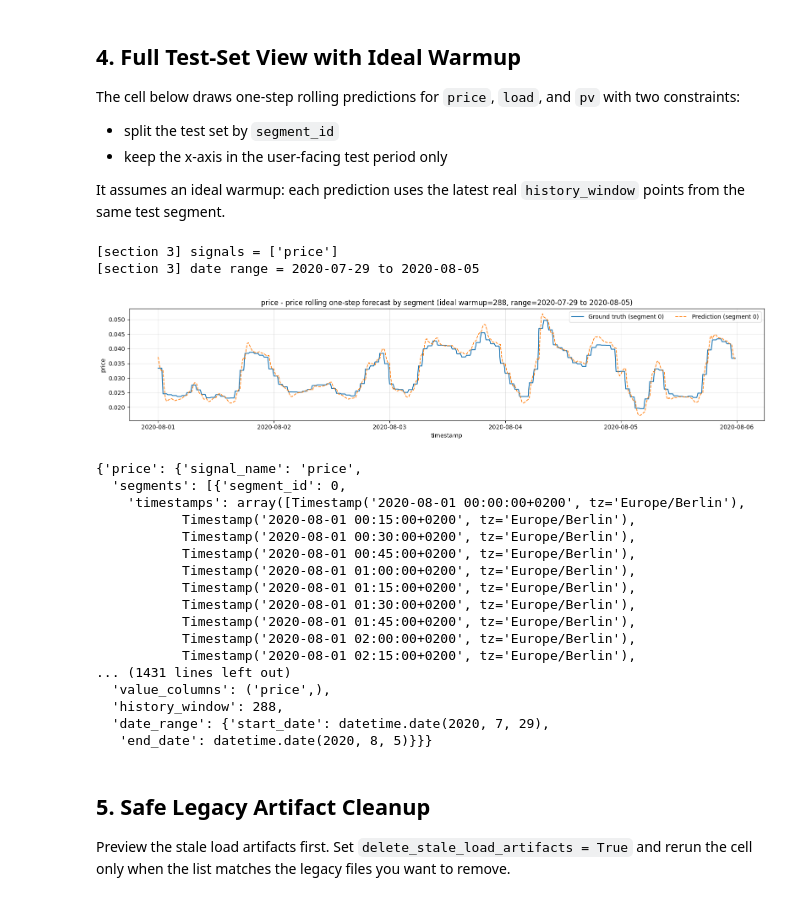
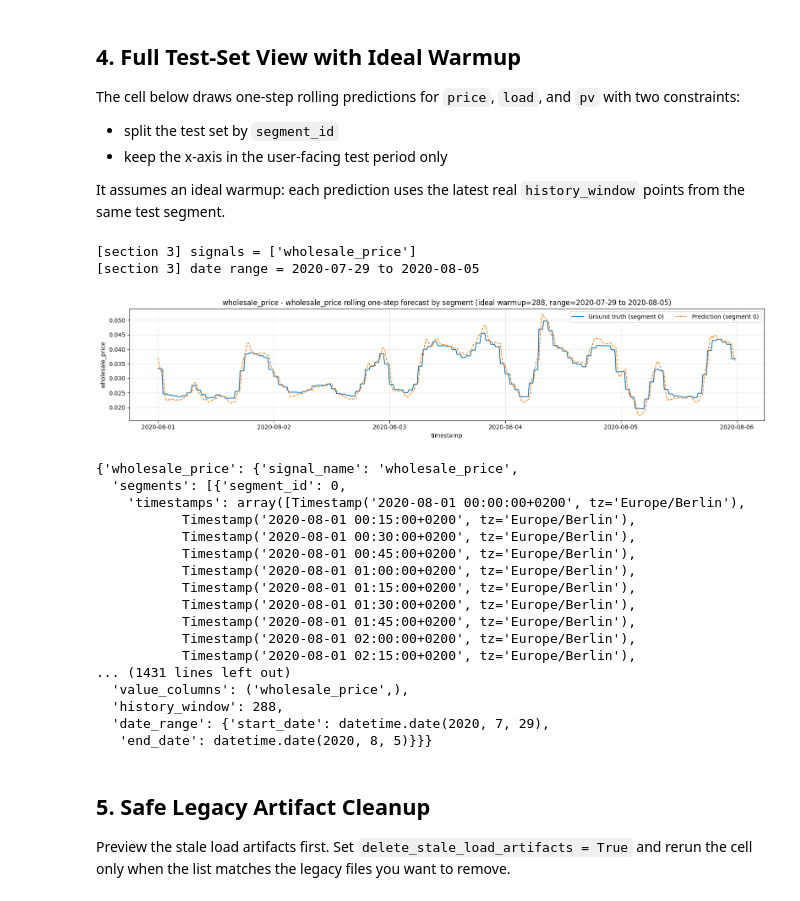
Before and after one commit to wenyuxin-00/MADRL_ESS, a Jupyter notebook: notebooks/forecast/forecast_lstm.ipynb, the cells around one changed output. Cells and saved outputs as stored; diff of their text form; code cells hidden in the pictures.

```diff
--- a/notebooks/forecast/forecast_lstm.ipynb
+++ b/notebooks/forecast/forecast_lstm.ipynb
@@ -490,7 +490,7 @@ The cell below draws one-step rolling predictions for `price`, `load`, and `pv`
 It assumes an ideal warmup: each prediction uses the latest real `history_window` points from the same test segment.
 # %%
 # Section 3 view controls
-full_test_view_signals = ["price"]   # e.g. ["price"] or "load"
+full_test_view_signals = ["wholesale_price"]   # e.g. ["wholesale_price"] or "load"; legacy "price" is also accepted
 full_test_view_start_date = "20200729"             # e.g. "20200101" or "2020-01-01"
 full_test_view_end_date = "20200805"               # e.g. "20200115" or "2020-01-15"
 # %%
@@ -505,6 +505,7 @@ def _normalize_full_test_view_signals(selection):
         for signal_name in signal_order
         if signal_name in results
     }
+    legacy_aliases = {"price": "wholesale_price"}
     if selection in (None, ""):
         return list(available.values())
     if isinstance(selection, str):
@@ -517,7 +518,7 @@ def _normalize_full_test_view_signals(selection):
     selected = []
     unknown = []
     for item in raw_items:
-        normalized = item.lower()
+        normalized = legacy_aliases.get(item.lower(), item.lower())
         if normalized not in available:
             unknown.append(item)
             continue
@@ -830,36 +831,36 @@ for signal_name in selected_full_test_view_signals:
             prediction_curve = segment["prediction"][:, user_idx]
             axis.plot(
                 segment["timestamps"],
                 target_curve,
                 linewidth=1.5,
                 label=f"Ground truth (segment {segment['segment_id']})",
             )
             axis.plot(
                 segment["timestamps"],
                 prediction_curve,
                 linewidth=1.3,
                 linestyle="--",
                 label=f"Prediction (segment {segment['segment_id']})",
             )
 
         axis.set_title(
             f"{signal_name} - {user_name} rolling one-step forecast by segment "
             f"(ideal warmup={view['history_window']}, range={_format_full_test_view_date_range(view['date_range'])})"
         )
         axis.set_ylabel(user_name)
         axis.grid(True, alpha=0.3)
         axis.legend(loc="upper right", ncol=2)
 
     axes[-1].set_xlabel("timestamp")
     figure.tight_layout()
     plt.show()
 
 full_test_views
 # %% [output]
-[section 3] signals = ['price']
+[section 3] signals = ['wholesale_price']
 [section 3] date range = 2020-07-29 to 2020-08-05
-[figure, old version]
+[figure, new version]
-{'price': {'signal_name': 'price',
+{'wholesale_price': {'signal_name': 'wholesale_price',
   'segments': [{'segment_id': 0,
     'timestamps': array([Timestamp('2020-08-01 00:00:00+0200', tz='Europe/Berlin'),
            Timestamp('2020-08-01 00:15:00+0200', tz='Europe/Berlin'),
@@ -872,7 +873,7 @@ full_test_views
            Timestamp('2020-08-01 02:00:00+0200', tz='Europe/Berlin'),
            Timestamp('2020-08-01 02:15:00+0200', tz='Europe/Berlin'),
 ... (1431 lines left out)
-  'value_columns': ('price',),
+  'value_columns': ('wholesale_price',),
   'history_window': 288,
   'date_range': {'start_date': datetime.date(2020, 7, 29),
    'end_date': datetime.date(2020, 8, 5)}}}
```
Also changed, not shown: parts of 6 cells of this notebook, 59 other files.
